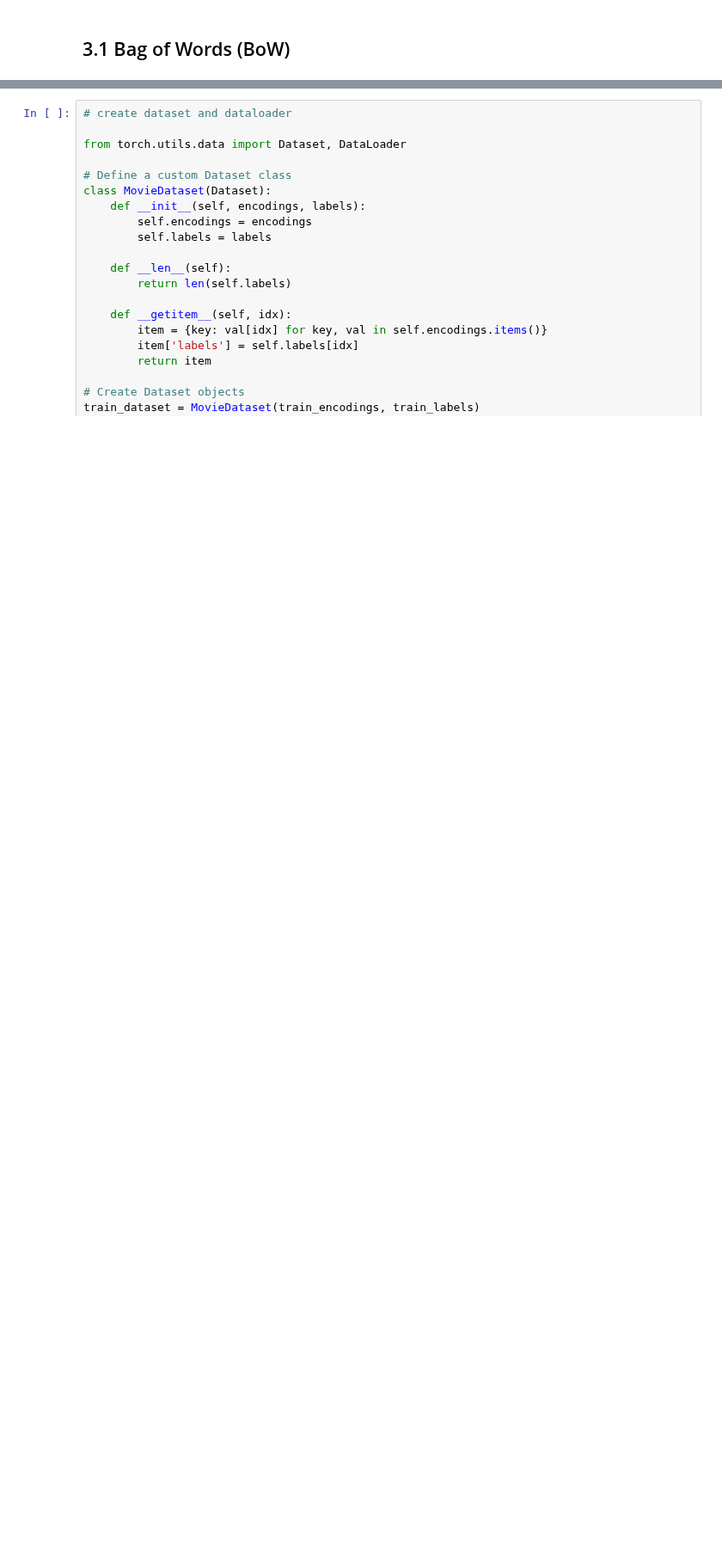
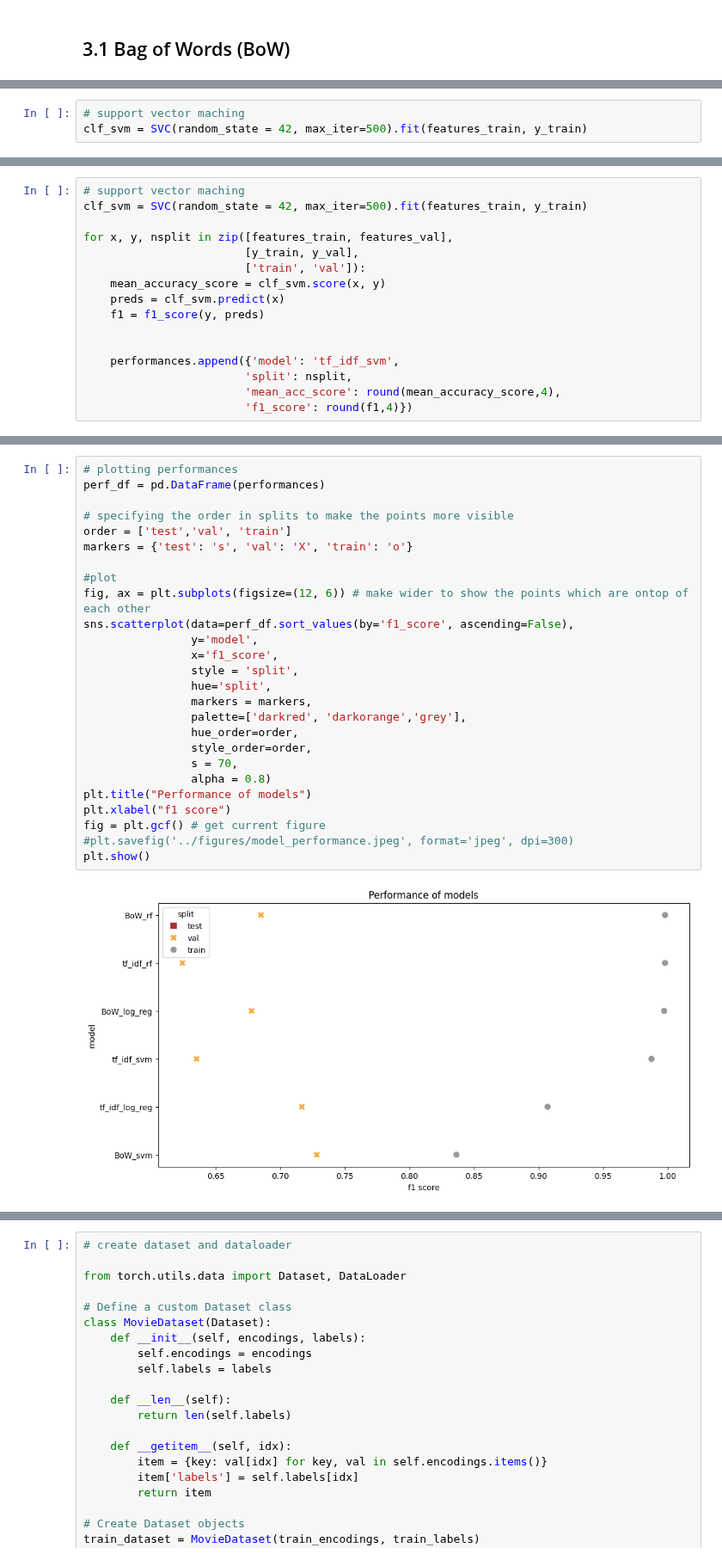
Before and after one commit to sigridbom/NLP_exam, a Jupyter notebook: 3_model_selection/3_model_selection.ipynb, the cells around one changed output, grey strips where cells are left out. Shown at 86% size. Drawn from its saved outputs; the diff is of its cells as text; blank space fills up the shorter version.

```diff
--- a/3_model_selection/3_model_selection.ipynb
+++ b/3_model_selection/3_model_selection.ipynb
@@ -379,0 +123,3 @@ test_labels = torch.tensor(test_data['passed_bechdel'].values)
+# %%
+# support vector maching
+clf_svm = SVC(random_state = 42, max_iter=500).fit(features_train, y_train)
@@ -379,0 +278,16 @@ test_labels = torch.tensor(test_data['passed_bechdel'].values)
+# %%
+# support vector maching
+clf_svm = SVC(random_state = 42, max_iter=500).fit(features_train, y_train)
+
+for x, y, nsplit in zip([features_train, features_val],
+                        [y_train, y_val],
+                        ['train', 'val']):
+    mean_accuracy_score = clf_svm.score(x, y)
+    preds = clf_svm.predict(x)
+    f1 = f1_score(y, preds)
+
+
+    performances.append({'model': 'tf_idf_svm',
+                        'split': nsplit,
+                        'mean_acc_score': round(mean_accuracy_score,4),
+                        'f1_score': round(f1,4)})
@@ -379,0 +296,28 @@ test_labels = torch.tensor(test_data['passed_bechdel'].values)
+# %%
+# plotting performances
+perf_df = pd.DataFrame(performances)
+
+# specifying the order in splits to make the points more visible
+order = ['test','val', 'train']
+markers = {'test': 's', 'val': 'X', 'train': 'o'}
+
+#plot
+fig, ax = plt.subplots(figsize=(12, 6)) # make wider to show the points which are ontop of each other
+sns.scatterplot(data=perf_df.sort_values(by='f1_score', ascending=False),
+                y='model',
+                x='f1_score',
+                style = 'split',
+                hue='split',
+                markers = markers,
+                palette=['darkred', 'darkorange','grey'],
+                hue_order=order,
+                style_order=order,
+                s = 70,
+                alpha = 0.8)
+plt.title("Performance of models")
+plt.xlabel("f1 score")
+fig = plt.gcf() # get current figure
+#plt.savefig('../figures/model_performance.jpeg', format='jpeg', dpi=300)
+plt.show()
+# %% [output]
+[figure, added]
```
Also changed, not shown: parts of 63 cells of this notebook, 4 other files.
